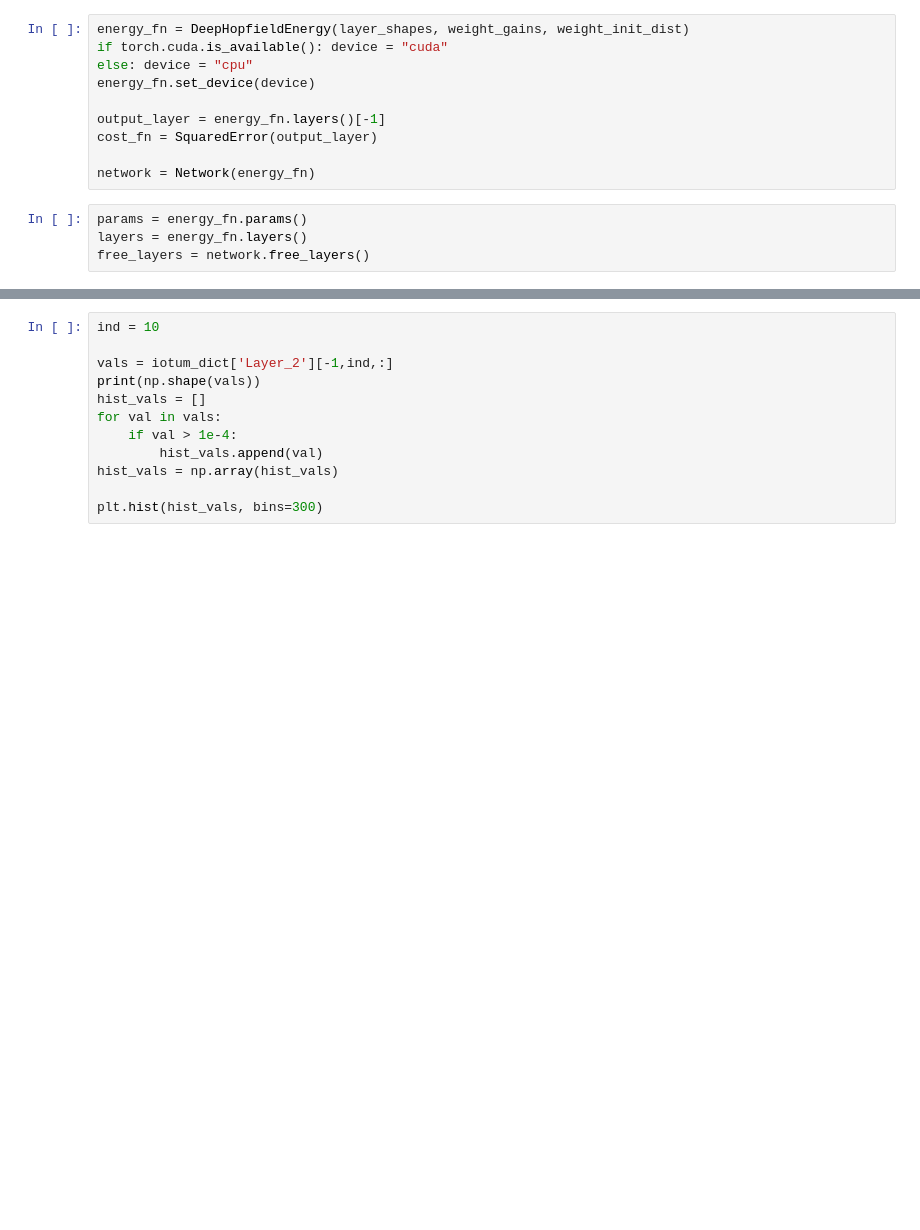
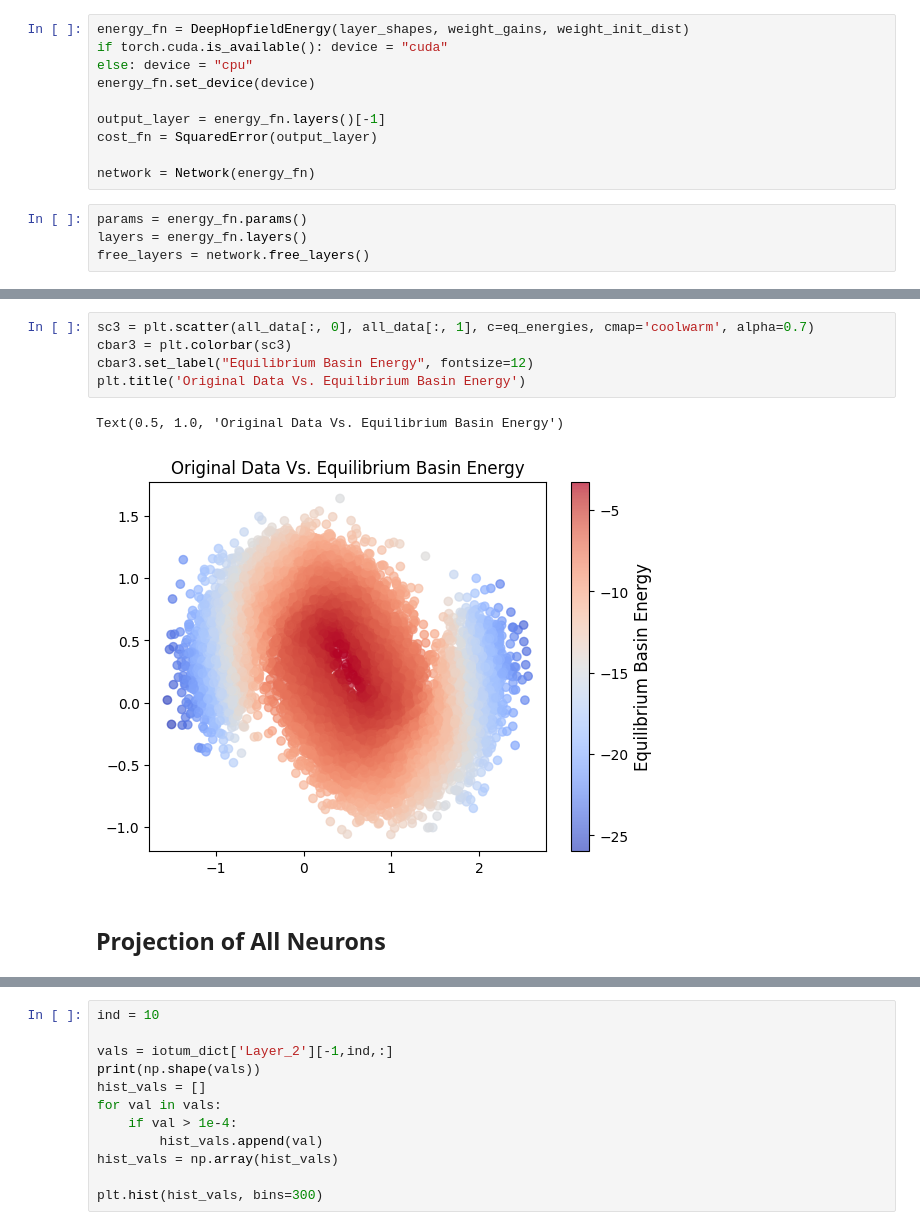
Before and after one commit to hhaller0826/energy-based-learning, a Jupyter notebook: demo.ipynb, the cells around one changed output, grey strips where cells are left out. Drawn from its saved outputs; the diff is of its cells as text; blank space fills up the shorter version.

```diff
--- a/demo.ipynb
+++ b/demo.ipynb
@@ -178,0 +237,10 @@ print(hidden_layer_names)
+# %%
+sc3 = plt.scatter(all_data[:, 0], all_data[:, 1], c=eq_energies, cmap='coolwarm', alpha=0.7)
+cbar3 = plt.colorbar(sc3)
+cbar3.set_label("Equilibrium Basin Energy", fontsize=12)
+plt.title('Original Data Vs. Equilibrium Basin Energy')
+# %% [output]
+Text(0.5, 1.0, 'Original Data Vs. Equilibrium Basin Energy')
+[figure, added]
+# %% [markdown]
+## Projection of All Neurons
```
Also changed, not shown: parts of 30 cells of this notebook, 2 other files.
